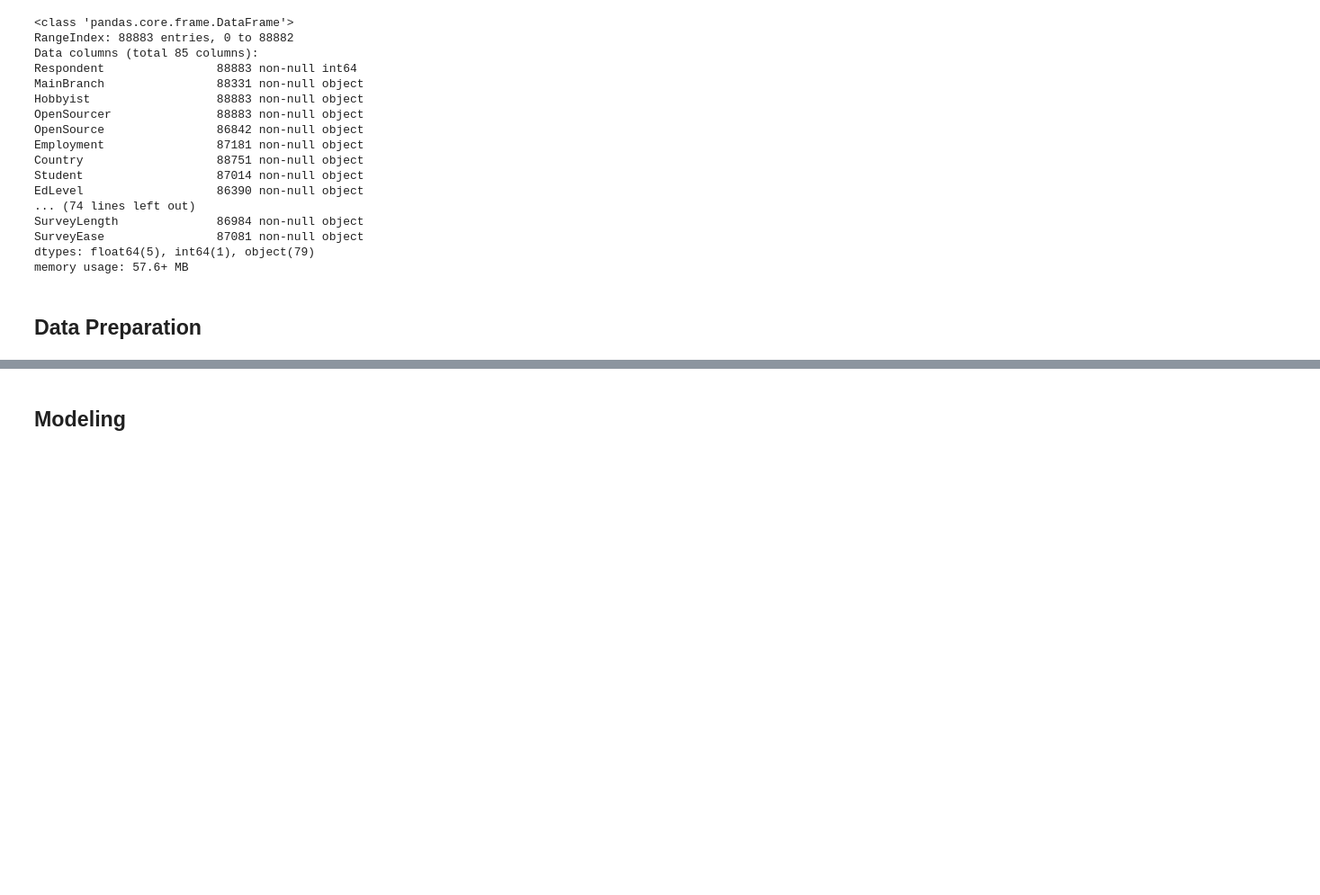
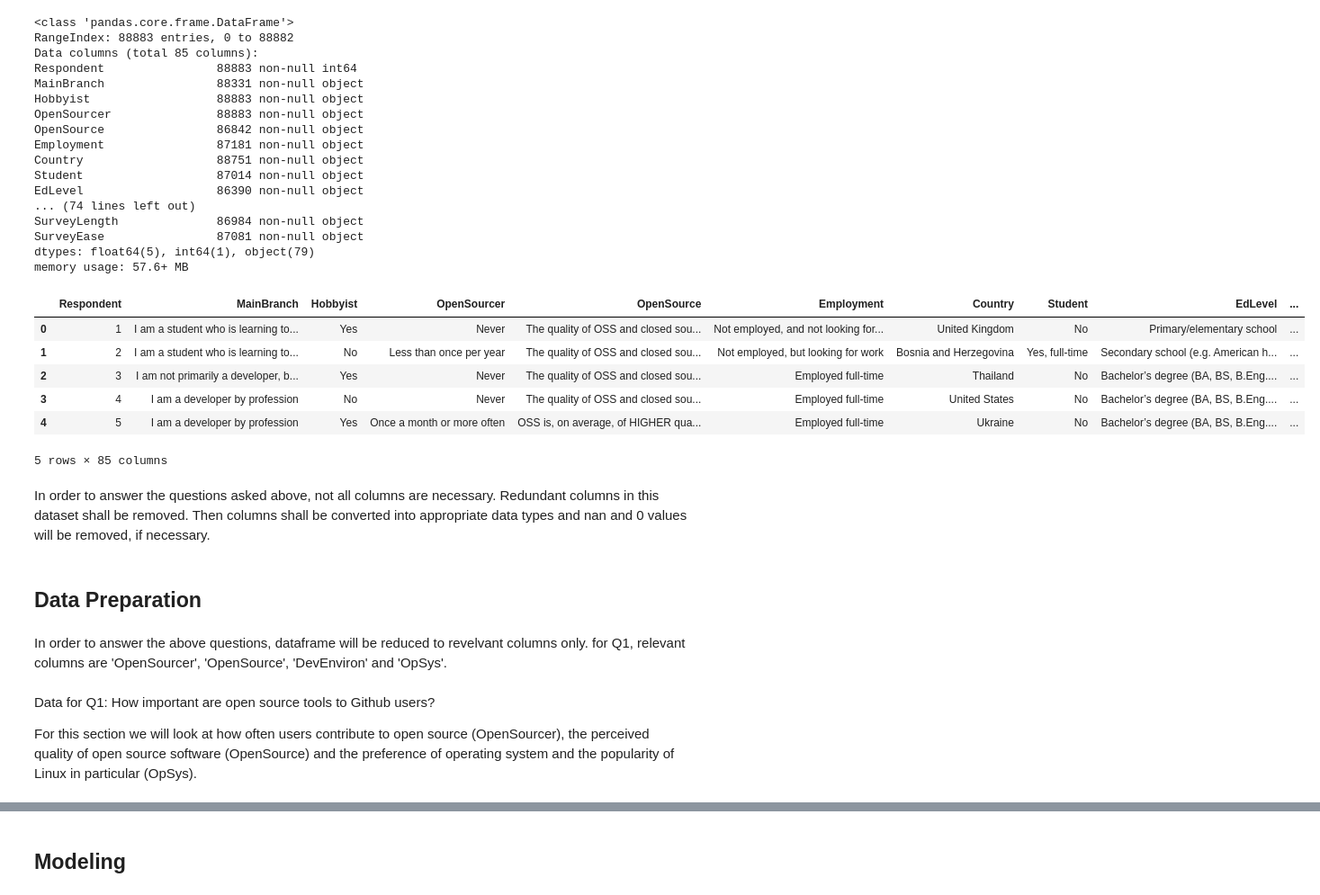
Before and after one commit to MarshEnterprises/Udacity_Project1, a Jupyter notebook: Udacity_Project1.ipynb, the cells around one changed output, grey strips where cells are left out. Shown: that part at 90% size. Saved outputs shown, nothing was run; the diff lists cells and outputs as text; code cells hidden in the pictures; blank space fills up the shorter version.

```diff
--- a/Udacity_Project1.ipynb
+++ b/Udacity_Project1.ipynb
@@ -46,5 +50,24 @@ SurveyLength              86984 non-null object
 SurveyEase                87081 non-null object
 dtypes: float64(5), int64(1), object(79)
 memory usage: 57.6+ MB
+# %%
+df.head()
+# %% [output]
+|  | Respondent | MainBranch | Hobbyist | OpenSourcer | OpenSource | Employment | Country | Student | EdLevel | ... |
+| 0 | 1 | I am a student who is learning to... | Yes | Never | The quality of OSS and closed sou... | Not employed, and not looking for... | United Kingdom | No | Primary/elementary school | ... |
+| 1 | 2 | I am a student who is learning to... | No | Less than once per year | The quality of OSS and closed sou... | Not employed, but looking for work | Bosnia and Herzegovina | Yes, full-time | Secondary school (e.g. American h... | ... |
+| 2 | 3 | I am not primarily a developer, b... | Yes | Never | The quality of OSS and closed sou... | Employed full-time | Thailand | No | Bachelor’s degree (BA, BS, B.Eng.... | ... |
+| 3 | 4 | I am a developer by profession | No | Never | The quality of OSS and closed sou... | Employed full-time | United States | No | Bachelor’s degree (BA, BS, B.Eng.... | ... |
+| 4 | 5 | I am a developer by profession | Yes | Once a month or more often | OSS is, on average, of HIGHER qua... | Employed full-time | Ukraine | No | Bachelor’s degree (BA, BS, B.Eng.... | ... |
+5 rows × 85 columns
+# %% [markdown]
+In order to answer the questions asked above, not all columns are necessary. Redundant columns in this dataset shall be removed. Then columns shall be converted into appropriate data types and nan and 0 values will be removed, if necessary.
 # %% [markdown]
 ## Data Preparation
+# %% [markdown]
+In order to answer the above questions, dataframe will be reduced to revelvant columns only.
+for Q1, relevant columns are 'OpenSourcer', 'OpenSource', 'DevEnviron' and 'OpSys'.
+# %% [markdown]
+Data for Q1: How important are open source tools to Github users?
+
+For this section we will look at how often users contribute to open source (OpenSourcer), the perceived quality of open source software (OpenSource) and the preference of operating system and the popularity of Linux in particular (OpSys).
```
Also changed, not shown: parts of 11 cells of this notebook, 1 other file.
